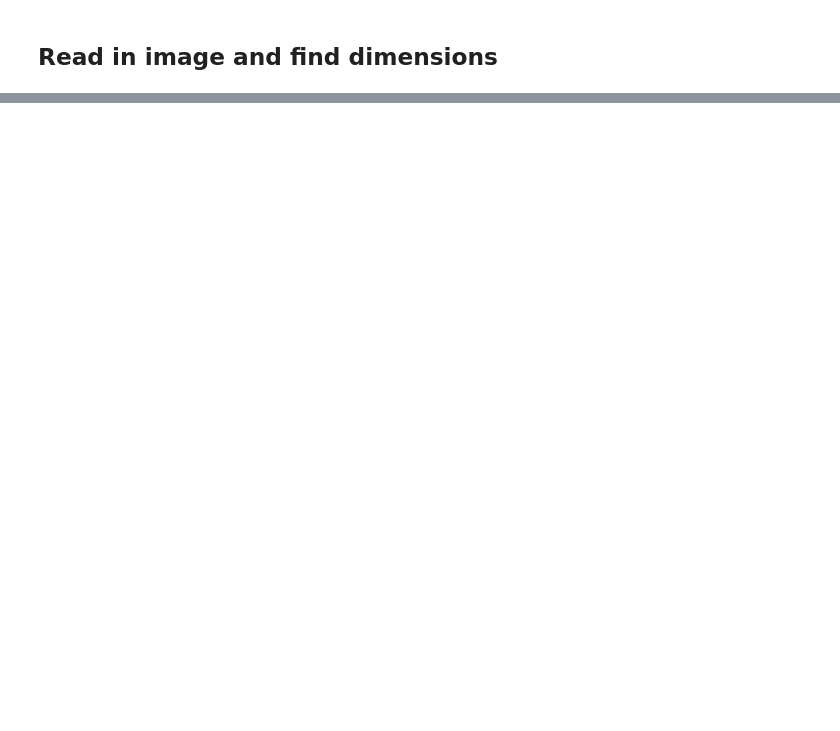
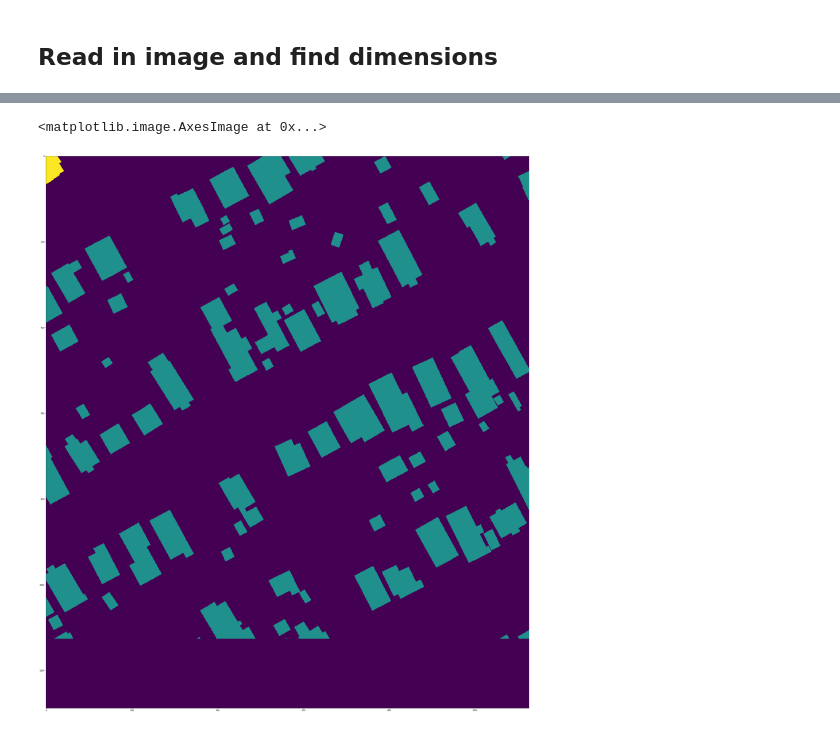
Before and after one commit to MrDemeanor/MaskRCNNJupyterSuite, a Jupyter notebook: tools/SliceImages.ipynb, the cells around one changed output, grey strips where cells are left out. Drawn from its saved outputs; the diff is of its cells as text; code cells hidden in the pictures; blank space fills up the shorter version.

```diff
--- a/tools/SliceImages.ipynb
+++ b/tools/SliceImages.ipynb
@@ -221,3 +221,21 @@ slicer = Slicer(image_dir = "datasets/Downtown/test/images",
                 output_file = "datasets/Downtown_Sliced/test/annotations.json")
 # %%
 slicer.slice_dataset()
+# %%
+coco_json = COCO("../datasets/Downtown_Sliced/test/annotations.json")
+
+# Get image IDs for all images in dataset
+imgIds = coco_json.getImgIds()
+images = coco_json.loadImgs(ids = imgIds)
+
+# Get annotation IDs pertaining to image
+annIds = coco_json.getAnnIds(imgIds = imgIds[1])
+
+# Get all annotations pertaining to image
+annotations = coco_json.loadAnns(ids = annIds)
+
+# Get original mask of image
+original_mask = coco_json.annToMask(annotations[0])
+
+for j in tnrange(len(annotations), desc='Creating mask...'):
+    original_mask += coco_json.annToMask(annotations[j])
@@ -223,0 +248,6 @@ slicer.slice_dataset()
+# %%
+plt.figure(figsize = (50, 50))
+plt.imshow(original_mask)
+# %% [output]
+<matplotlib.image.AxesImage at 0x...>
+[figure, added]
```
Also changed, not shown: parts of 1 cell of this notebook, 3 other files.
